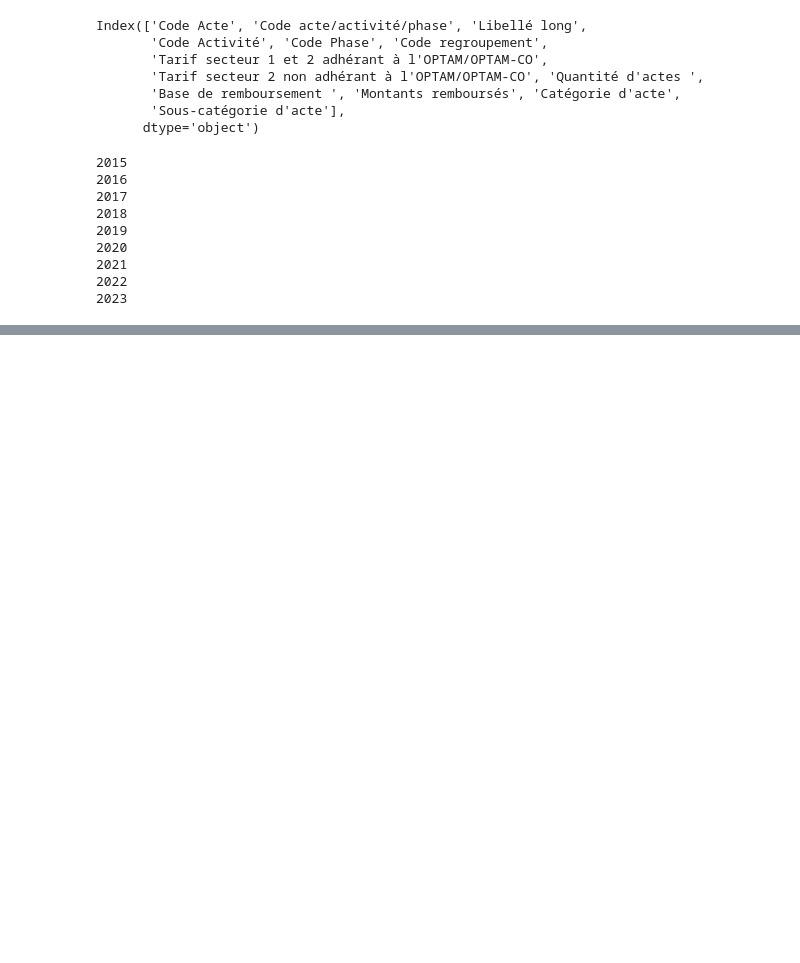
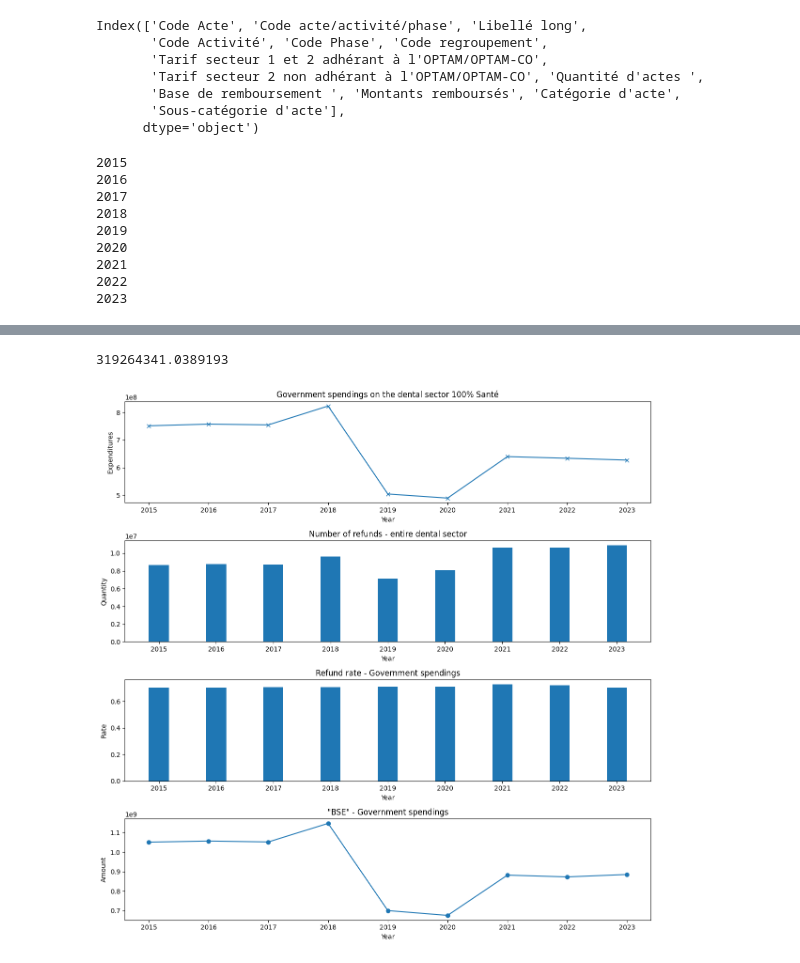
Before and after one commit to bparent11/analysingEffectOfHealthPlanInFrance, a Jupyter notebook: code/work_on_dental_field.ipynb, the cells around one changed output, grey strips where cells are left out. Cells and saved outputs as stored; diff of their text form; code cells hidden in the pictures; blank space fills up the shorter version.

```diff
--- a/code/work_on_dental_field.ipynb
+++ b/code/work_on_dental_field.ipynb
@@ -260,0 +337,2 @@ df[mask]
+# %%
+dental_cent = gov_exp_dental(cent_santé=True)
@@ -260,0 +361,37 @@ df[mask]
+# %%
+dental_cent[0]["2018"] - dental_cent[0]["2019"]
+# %% [output]
+319264341.0389193
+# %%
+width = 0.35
+list_years = [year for year in dental[0]]
+fig, axes = plt.subplots(4, 1, figsize=(12, 12))
+axes = axes.flatten()
+
+axes[0].plot(list_years, dental_cent[0].values(), color="#1f77b4", marker="x")
+axes[0].set_title(
+    f"Government spendings on the dental sector 100% Santé"
+)
+axes[0].set_ylabel("Expenditures")
+
+axes[1].bar(list_years, dental_cent[1].values(), width=width, color="#1f77b4")
+axes[1].set_title(f"Number of refunds - entire dental sector")
+axes[1].set_ylabel("Quantity")
+
+axes[2].bar(list_years, dental_cent[2].values(), color="#1f77b4", width=width)
+axes[2].set_title(f"Refund rate - Government spendings")
+axes[2].set_ylabel("Rate")
+
+axes[3].plot(list_years, dental_cent[3].values(), color="#1f77b4", marker="o")
+axes[3].set_title(f'"BSE" - Government spendings')
+axes[3].set_ylabel("Amount")
+
+for i in range(len(axes)):
+
+    axes[i].set_xlabel("Year")
+    axes[i].set_xticks(list_years)
+
+plt.tight_layout()
+plt.show()
+# %% [output]
+[figure, added]
```
Also changed, not shown: parts of 37 cells of this notebook, 2 other files.
